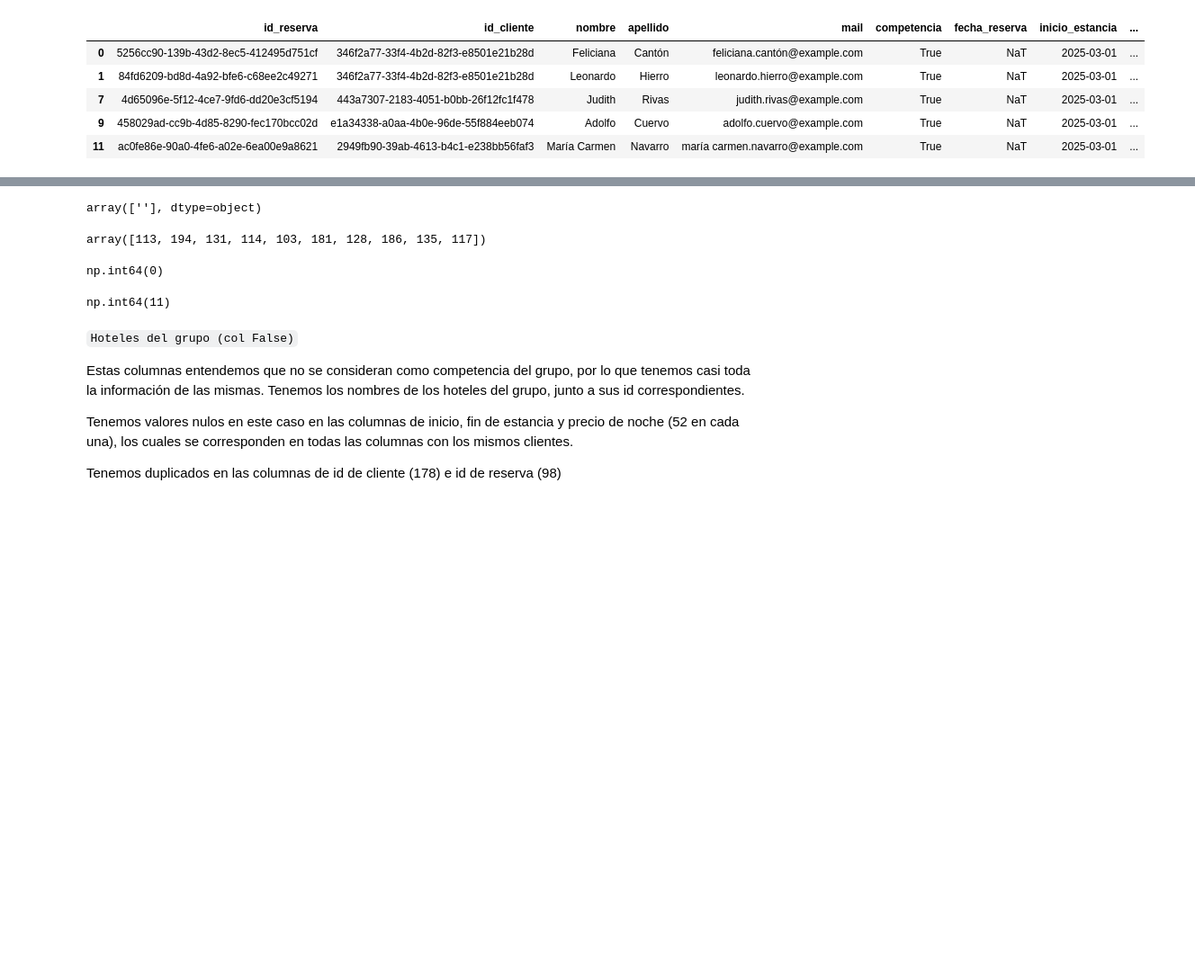
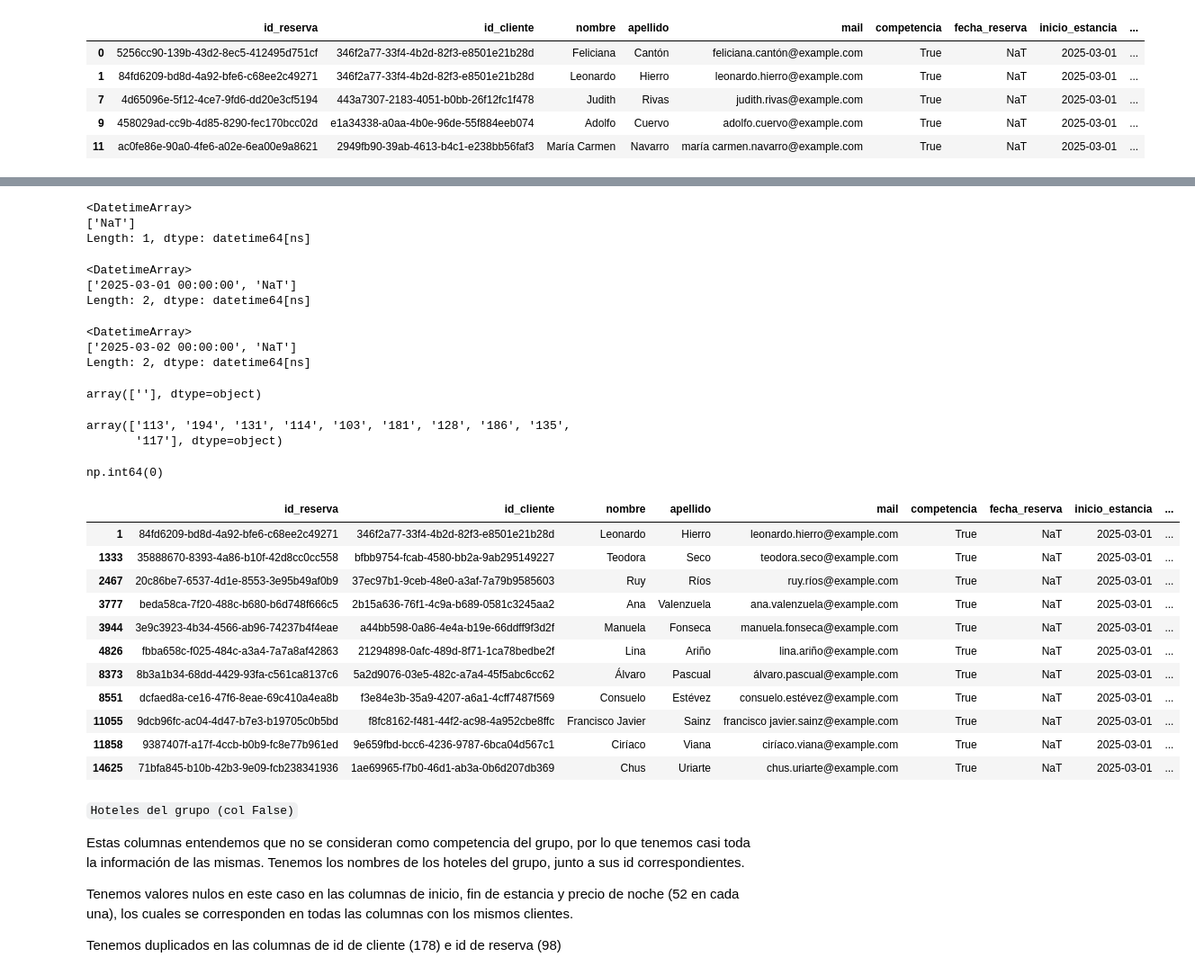
Before and after one commit to Gabijc/Proyecto_ETL_Hoteles, a Jupyter notebook: Notebooks/Analisis_inicial.ipynb, the cells around one changed output, grey strips where cells are left out. Shown at 90% size. Saved outputs shown, nothing was run; the diff lists cells and outputs as text; code cells hidden in the pictures; blank space fills up the shorter version.

```diff
--- a/Notebooks/Analisis_inicial.ipynb
+++ b/Notebooks/Analisis_inicial.ipynb
@@ -164,7 +179,7 @@ Tenemos valores duplicados en la columna de id de cliente, será necesario elimi
 # %%
 # Filtramos por los valores que son True
-df_true = data[data["col_prueba"] == "True"]
-df_true.head()
+hoteles_competencia = data[data["col_prueba"] == "True"]
+hoteles_competencia.head()
 # %% [output]
 |  | id_reserva | id_cliente | nombre | apellido | mail | competencia | fecha_reserva | inicio_estancia | ... |
 | 0 | 5256cc90-139b-43d2-8ec5-412495d751cf | 346f2a77-33f4-4b2d-82f3-e8501e21b28d | Feliciana | Cantón | feliciana.cantón@example.com | True | NaT | 2025-03-01 | ... |
@@ -186,2 +212,20 @@ df_true.head()
+# %%
+hoteles_competencia["fecha_reserva"].unique()
+# %% [output]
+<DatetimeArray>
+['NaT']
+Length: 1, dtype: datetime64[ns]
+# %%
+hoteles_competencia["inicio_estancia"].unique()
+# %% [output]
+<DatetimeArray>
+['2025-03-01 00:00:00', 'NaT']
+Length: 2, dtype: datetime64[ns]
+# %%
+hoteles_competencia["final_estancia"].unique()
+# %% [output]
+<DatetimeArray>
+['2025-03-02 00:00:00', 'NaT']
+Length: 2, dtype: datetime64[ns]
 # %%
 # Comprobamos los nombres de los hoteles de la competencia
@@ -190,7 +234,8 @@ df_true["nombre_hotel"].unique()
 array([''], dtype=object)
 # %%
 # Comprobamos los id de hotel de la competencia
-df_true["id_hotel"].unique()
+hoteles_competencia["id_hotel"].unique()
 # %% [output]
-array([113, 194, 131, 114, 103, 181, 128, 186, 135, 117])
+array(['113', '194', '131', '114', '103', '181', '128', '186', '135',
+       '117'], dtype=object)
 # %%
@@ -199,6 +244,17 @@ df_true.duplicated().sum()
 np.int64(0)
 # %%
 # Revisamos duplicados
-df_true["id_cliente"].duplicated().sum()
+hoteles_competencia[hoteles_competencia["id_cliente"].duplicated()]
 # %% [output]
-np.int64(11)
+|  | id_reserva | id_cliente | nombre | apellido | mail | competencia | fecha_reserva | inicio_estancia | ... |
+| 1 | 84fd6209-bd8d-4a92-bfe6-c68ee2c49271 | 346f2a77-33f4-4b2d-82f3-e8501e21b28d | Leonardo | Hierro | leonardo.hierro@example.com | True | NaT | 2025-03-01 | ... |
+| 1333 | 35888670-8393-4a86-b10f-42d8cc0cc558 | bfbb9754-fcab-4580-bb2a-9ab295149227 | Teodora | Seco | teodora.seco@example.com | True | NaT | 2025-03-01 | ... |
+| 2467 | 20c86be7-6537-4d1e-8553-3e95b49af0b9 | 37ec97b1-9ceb-48e0-a3af-7a79b9585603 | Ruy | Ríos | ruy.ríos@example.com | True | NaT | 2025-03-01 | ... |
+| 3777 | beda58ca-7f20-488c-b680-b6d748f666c5 | 2b15a636-76f1-4c9a-b689-0581c3245aa2 | Ana | Valenzuela | ana.valenzuela@example.com | True | NaT | 2025-03-01 | ... |
+| 3944 | 3e9c3923-4b34-4566-ab96-74237b4f4eae | a44bb598-0a86-4e4a-b19e-66ddff9f3d2f | Manuela | Fonseca | manuela.fonseca@example.com | True | NaT | 2025-03-01 | ... |
+| 4826 | fbba658c-f025-484c-a3a4-7a7a8af42863 | 21294898-0afc-489d-8f71-1ca78bedbe2f | Lina | Ariño | lina.ariño@example.com | True | NaT | 2025-03-01 | ... |
+| 8373 | 8b3a1b34-68dd-4429-93fa-c561ca8137c6 | 5a2d9076-03e5-482c-a7a4-45f5abc6cc62 | Álvaro | Pascual | álvaro.pascual@example.com | True | NaT | 2025-03-01 | ... |
+| 8551 | dcfaed8a-ce16-47f6-8eae-69c410a4ea8b | f3e84e3b-35a9-4207-a6a1-4cff7487f569 | Consuelo | Estévez | consuelo.estévez@example.com | True | NaT | 2025-03-01 | ... |
+| 11055 | 9dcb96fc-ac04-4d47-b7e3-b19705c0b5bd | f8fc8162-f481-44f2-ac98-4a952cbe8ffc | Francisco Javier | Sainz | francisco javier.sainz@example.com | True | NaT | 2025-03-01 | ... |
+| 11858 | 9387407f-a17f-4ccb-b0b9-fc8e77b961ed | 9e659fbd-bcc6-4236-9787-6bca04d567c1 | Ciríaco | Viana | ciríaco.viana@example.com | True | NaT | 2025-03-01 | ... |
+| 14625 | 71bfa845-b10b-42b3-9e09-fcb238341936 | 1ae69965-f7b0-46d1-ab3a-0b6d207db369 | Chus | Uriarte | chus.uriarte@example.com | True | NaT | 2025-03-01 | ... |
```
Also changed, not shown: parts of 23 cells of this notebook, 1 other file.
